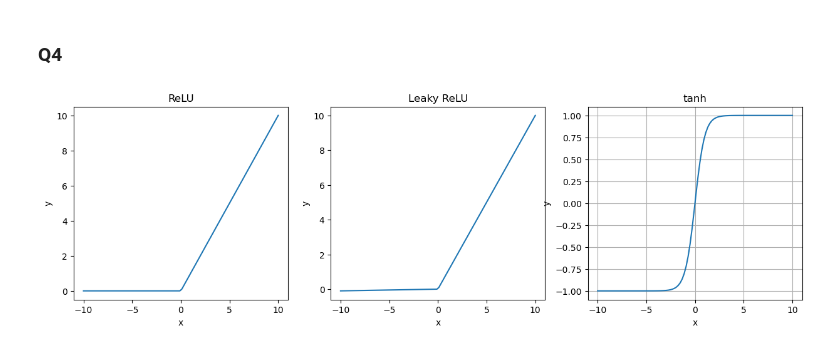
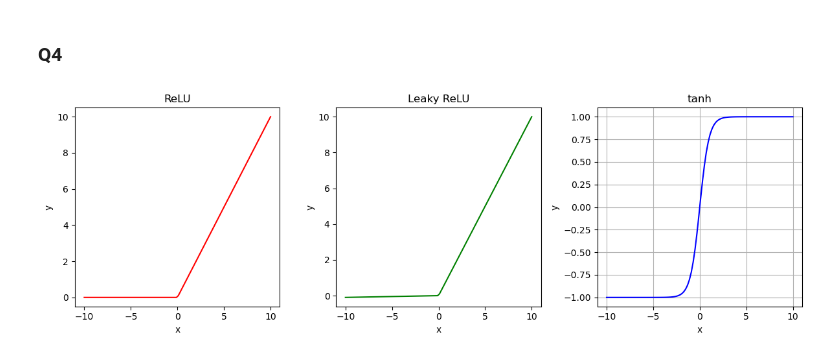
Before and after one commit to harounehadid/univ-machine-learning-perceptron, a Jupyter notebook: lab2.ipynb, the cells around one changed output. Drawn from its saved outputs; the diff is of its cells as text; code cells hidden in the pictures.

```diff
--- a/lab2.ipynb
+++ b/lab2.ipynb
@@ -170,42 +170,34 @@ print(y)
 # %%
 x = np.linspace(-10, 10, 100)
 
 y1 = np.maximum(0, x)
 y2 = np.where(x > 0, x, 0.01 * x)
 y3 = np.tanh(x)
 
-plt.figure(figsize = (15, 4))
+plt.figure(figsize = (12, 4))
 
 # Plot ReLU in the first subplot
 plt.subplot(131)
-plt.plot(x, y1, label = 'ReLU')
+plt.plot(x, y1, label = 'ReLU', color = 'r')
 plt.xlabel('x')
 plt.ylabel('y')
 plt.title('ReLU')
 
 # Plot Leaky ReLU in the second subplot
 plt.subplot(132)
-plt.plot(x, y2, label = 'Leaky ReLU')
+plt.plot(x, y2, label = 'Leaky ReLU', color = 'g')
 plt.xlabel('x')
 plt.ylabel('y')
 plt.title('Leaky ReLU')
 
 # Plot tanh in the third subplot
 plt.subplot(133)
-plt.plot(x, y3, label = 'tanh')
+plt.plot(x, y3, label = 'tanh', color = 'b')
 plt.xlabel('x')
 plt.ylabel('y')
 plt.title('tanh')
 
-# fig, ax = plt.subplots(1, 1, figsize = (5, 3))
-# ax.plot(x, y1, c = "r")
-
-# fig, ax = plt.subplots(1, 1, figsize = (5, 3))
-# ax.plot(x, y2, c = "g")
-
-# fig, ax = plt.subplots(1, 1, figsize = (5, 3))
-# ax.plot(x, y3, c = "b")
-
+plt.tight_layout()
 plt.grid(True)
 # %% [output]
-[figure, old version]
+[figure, new version]
```
Also changed, not shown: parts of 13 cells of this notebook.
